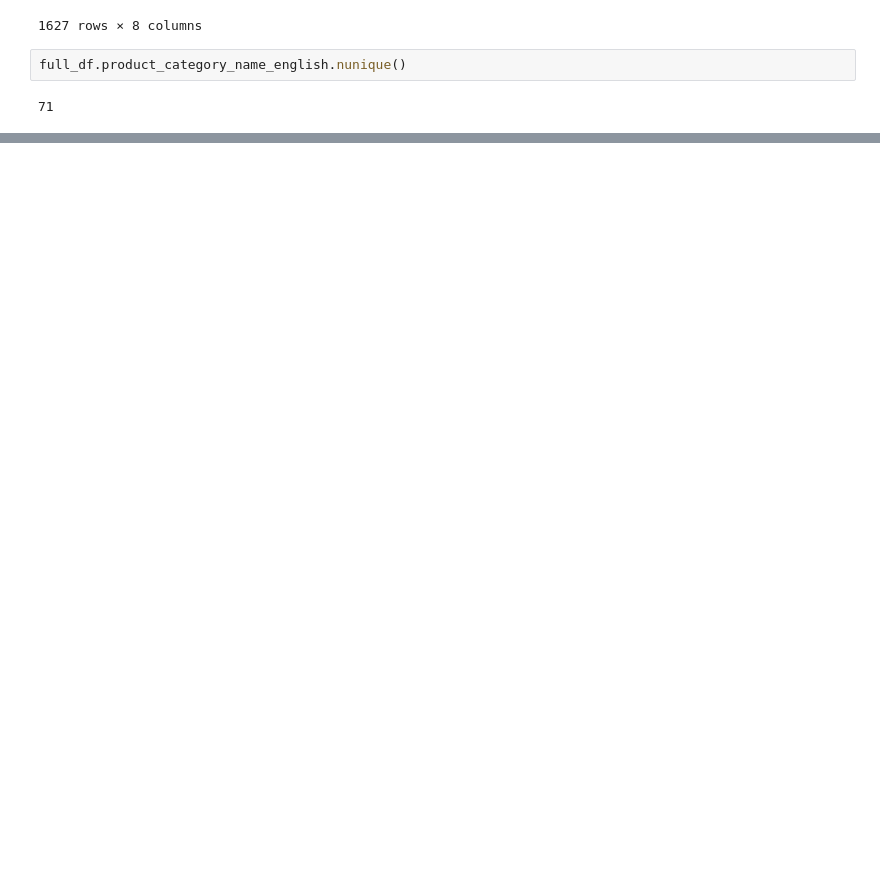
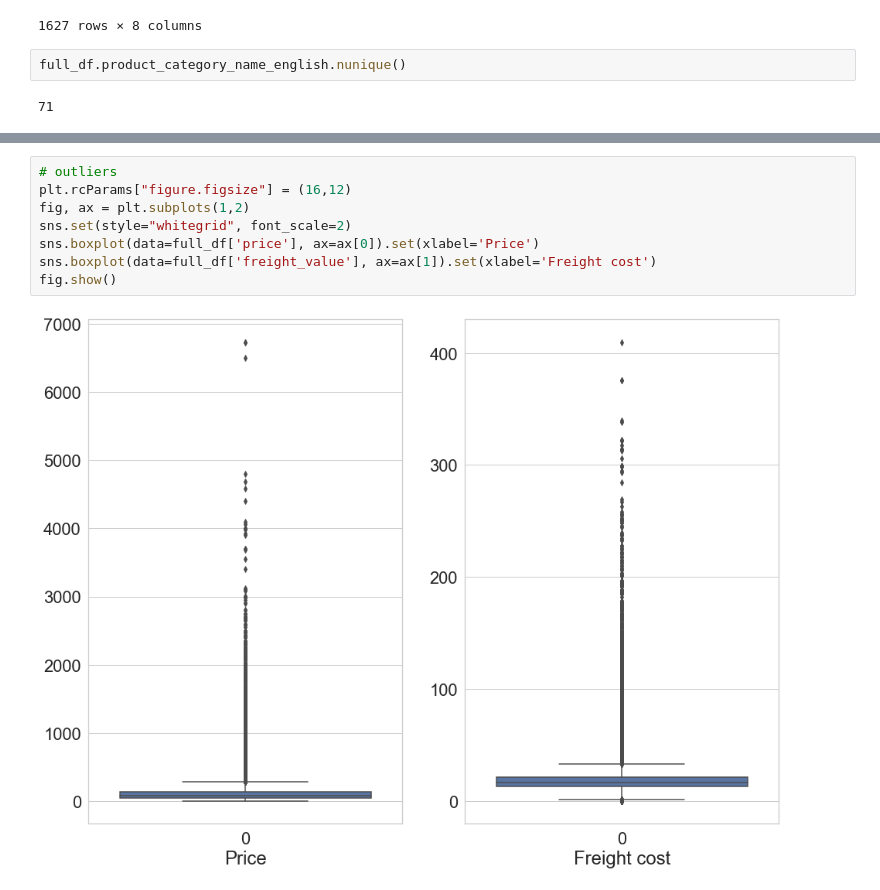
Before and after one commit to pzolnierczyk/E-commerce-Clustering, a Jupyter notebook: clustering.ipynb, the cells around one changed output, grey strips where cells are left out. Drawn from its saved outputs; the diff is of its cells as text; blank space fills up the shorter version.

```diff
--- a/clustering.ipynb
+++ b/clustering.ipynb
@@ -99,0 +98,10 @@ However, this categorical variable variable is used later on and the missing val
+# %%
+# outliers
+plt.rcParams["figure.figsize"] = (16,12)
+fig, ax = plt.subplots(1,2)
+sns.set(style="whitegrid", font_scale=2)
+sns.boxplot(data=full_df['price'], ax=ax[0]).set(xlabel='Price')
+sns.boxplot(data=full_df['freight_value'], ax=ax[1]).set(xlabel='Freight cost')
+fig.show()
+# %% [output]
+[figure, added]
```
Also changed, not shown: parts of 7 cells of this notebook, 1 other file.
